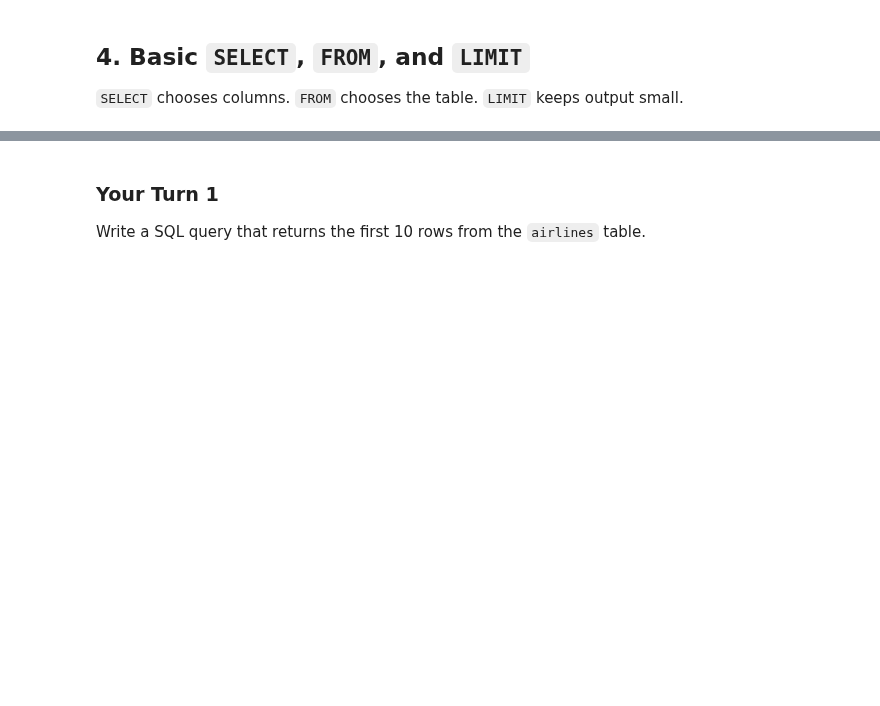
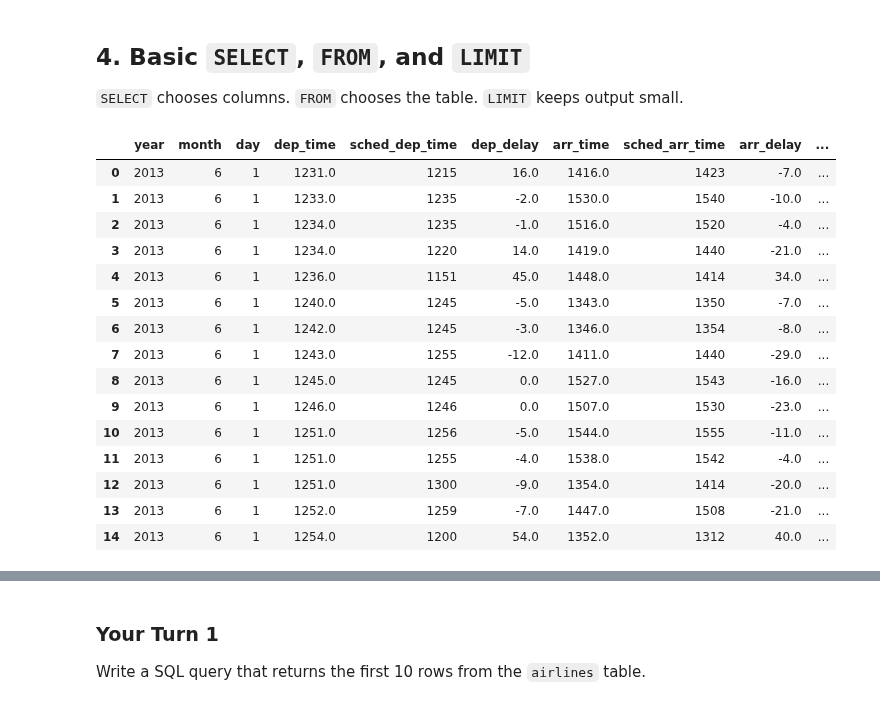
Before and after one commit to DuzyCzerwony/ban6003-week-09-10-sql-abt-template, a Jupyter notebook: notebooks/module9_neon_sql_fundamentals_guided_lab.ipynb, the cells around one changed output, grey strips where cells are left out. Saved outputs shown, nothing was run; the diff lists cells and outputs as text; code cells hidden in the pictures; blank space fills up the shorter version.

```diff
--- a/notebooks/module9_neon_sql_fundamentals_guided_lab.ipynb
+++ b/notebooks/module9_neon_sql_fundamentals_guided_lab.ipynb
@@ -125,11 +136,28 @@ The course database has the `nycflights13` tables `flights`, `airlines`, `airpor
 # %%
 query = """
 SELECT *
 FROM flights
-LIMIT 5;
+LIMIT 15;
 """
-
+# The select * command displays all columns in the database.
 run_query(query, engine)
+# %% [output]
+|  | year | month | day | dep_time | sched_dep_time | dep_delay | arr_time | sched_arr_time | arr_delay | ... |
+| 0 | 2013 | 6 | 1 | 1231.0 | 1215 | 16.0 | 1416.0 | 1423 | -7.0 | ... |
+| 1 | 2013 | 6 | 1 | 1233.0 | 1235 | -2.0 | 1530.0 | 1540 | -10.0 | ... |
+| 2 | 2013 | 6 | 1 | 1234.0 | 1235 | -1.0 | 1516.0 | 1520 | -4.0 | ... |
+| 3 | 2013 | 6 | 1 | 1234.0 | 1220 | 14.0 | 1419.0 | 1440 | -21.0 | ... |
+| 4 | 2013 | 6 | 1 | 1236.0 | 1151 | 45.0 | 1448.0 | 1414 | 34.0 | ... |
+| 5 | 2013 | 6 | 1 | 1240.0 | 1245 | -5.0 | 1343.0 | 1350 | -7.0 | ... |
+| 6 | 2013 | 6 | 1 | 1242.0 | 1245 | -3.0 | 1346.0 | 1354 | -8.0 | ... |
+| 7 | 2013 | 6 | 1 | 1243.0 | 1255 | -12.0 | 1411.0 | 1440 | -29.0 | ... |
+| 8 | 2013 | 6 | 1 | 1245.0 | 1245 | 0.0 | 1527.0 | 1543 | -16.0 | ... |
+| 9 | 2013 | 6 | 1 | 1246.0 | 1246 | 0.0 | 1507.0 | 1530 | -23.0 | ... |
+| 10 | 2013 | 6 | 1 | 1251.0 | 1256 | -5.0 | 1544.0 | 1555 | -11.0 | ... |
+| 11 | 2013 | 6 | 1 | 1251.0 | 1255 | -4.0 | 1538.0 | 1542 | -4.0 | ... |
+| 12 | 2013 | 6 | 1 | 1251.0 | 1300 | -9.0 | 1354.0 | 1414 | -20.0 | ... |
+| 13 | 2013 | 6 | 1 | 1252.0 | 1259 | -7.0 | 1447.0 | 1508 | -21.0 | ... |
+| 14 | 2013 | 6 | 1 | 1254.0 | 1200 | 54.0 | 1352.0 | 1312 | 40.0 | ... |
 # %%
 query = """
 SELECT year, month, day, carrier, flight, origin, dest, dep_delay, arr_delay
```
Also changed, not shown: parts of 44 cells of this notebook, 2 other files.
